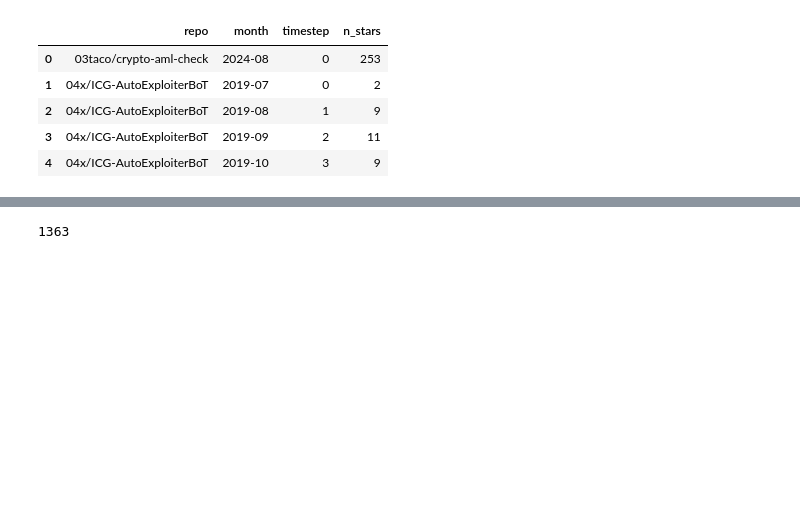
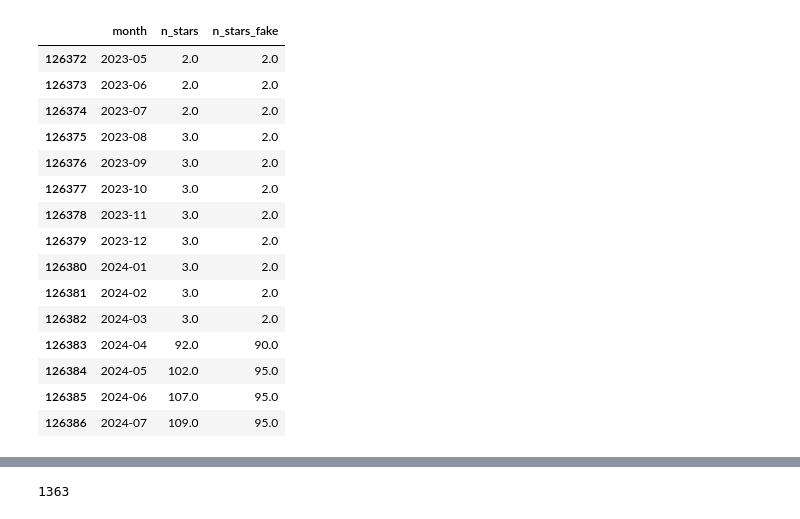
Before and after one commit to hehao98/StarScout, a Jupyter notebook: motivating-example.ipynb, the cells around one changed output, grey strips where cells are left out. Saved outputs shown, nothing was run; the diff lists cells and outputs as text; code cells hidden in the pictures; blank space fills up the shorter version.

```diff
--- a/motivating-example.ipynb
+++ b/motivating-example.ipynb
@@ -51,32 +12,24 @@ this_repo
-# %%
-sample_repos = pd.read_csv(f"data/{END_DATE}/sample_repo_stars_by_month.csv")
-dates_to_fill = []
-for repo, df in sample_repos.groupby("repo"):
-    first, last = df.iloc[0].month, df.iloc[-1].month
-    for month in pd.date_range(first, last, freq="MS"):
-        if month.strftime("%Y-%m") not in list(df.month):
-            dates_to_fill.append(
-                {
-                    "repo": repo,
-                    "month": month.strftime("%Y-%m"),
-                    "n_stars": 0,
-                }
-            )
-sample_repos = (
-    pd.concat([sample_repos, pd.DataFrame(dates_to_fill)])
-    .sort_values(["repo", "month"])
-    .reset_index(drop=True)
-)
-sample_repos.insert(
-    2,
-    "timestep",
-    sample_repos.groupby("repo").month.transform(lambda x: pd.factorize(x)[0]),
-)
-sample_repos.head()
-# %% [output]
-|  | repo | month | timestep | n_stars |
-| 0 | 03taco/crypto-aml-check | 2024-08 | 0 | 253 |
-| 1 | 04x/ICG-AutoExploiterBoT | 2019-07 | 0 | 2 |
-| 2 | 04x/ICG-AutoExploiterBoT | 2019-08 | 1 | 9 |
-| 3 | 04x/ICG-AutoExploiterBoT | 2019-09 | 2 | 11 |
-| 4 | 04x/ICG-AutoExploiterBoT | 2019-10 | 3 | 9 |
+# %%
+repo_name = "gqylpy/funccache"
+stars = data.get_fake_stars_by_month()
+this_repo = stars[stars.repo == repo_name][["month", "n_stars", "n_stars_fake"]]
+this_repo.n_stars = this_repo.n_stars.cumsum()
+this_repo.n_stars_fake = this_repo.n_stars_fake.cumsum()
+this_repo
+# %% [output]
+|  | month | n_stars | n_stars_fake |
+| 126372 | 2023-05 | 2.0 | 2.0 |
+| 126373 | 2023-06 | 2.0 | 2.0 |
+| 126374 | 2023-07 | 2.0 | 2.0 |
+| 126375 | 2023-08 | 3.0 | 2.0 |
+| 126376 | 2023-09 | 3.0 | 2.0 |
+| 126377 | 2023-10 | 3.0 | 2.0 |
+| 126378 | 2023-11 | 3.0 | 2.0 |
+| 126379 | 2023-12 | 3.0 | 2.0 |
+| 126380 | 2024-01 | 3.0 | 2.0 |
+| 126381 | 2024-02 | 3.0 | 2.0 |
+| 126382 | 2024-03 | 3.0 | 2.0 |
+| 126383 | 2024-04 | 92.0 | 90.0 |
+| 126384 | 2024-05 | 102.0 | 95.0 |
+| 126385 | 2024-06 | 107.0 | 95.0 |
+| 126386 | 2024-07 | 109.0 | 95.0 |
```
Also changed, not shown: parts of 2 cells of this notebook, 4 other files.
